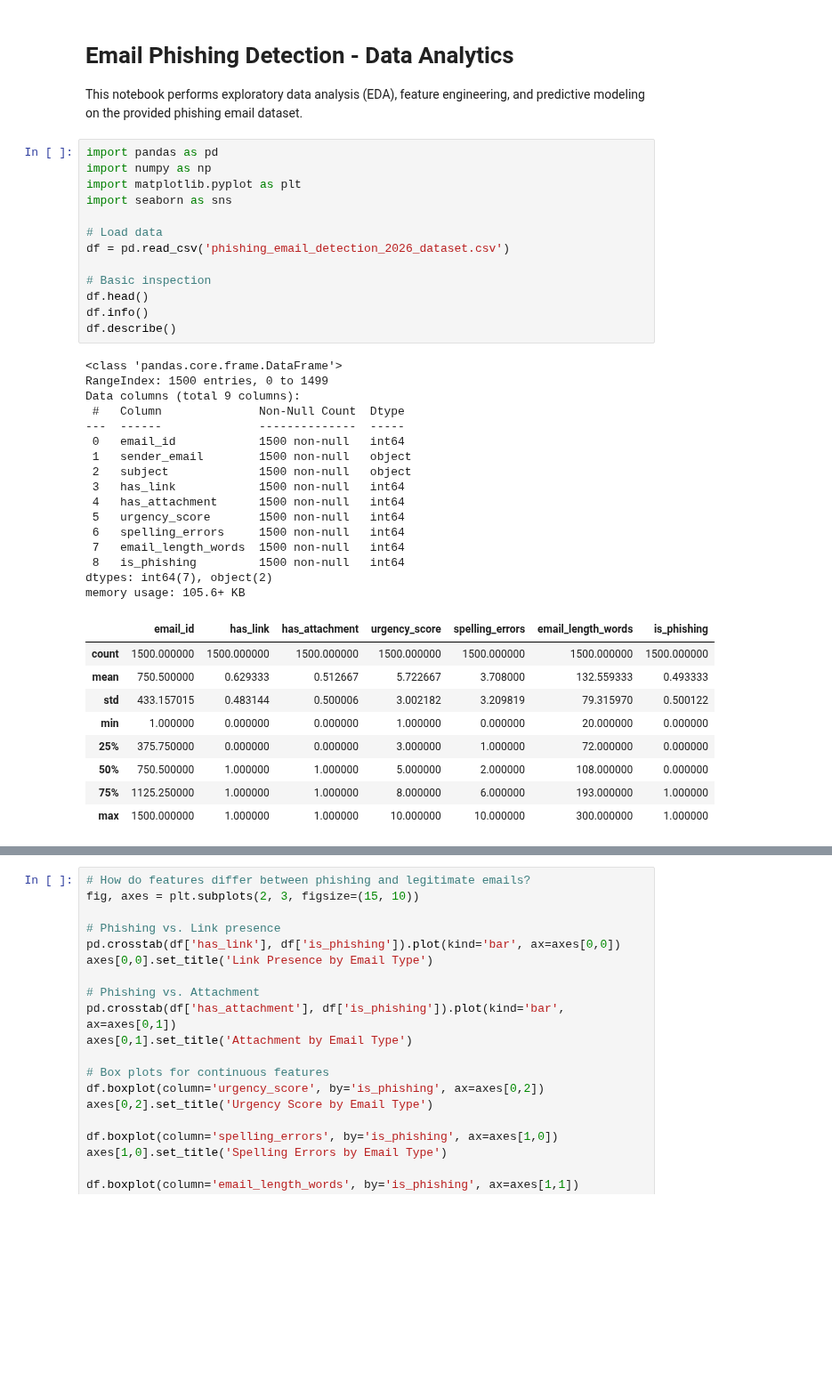
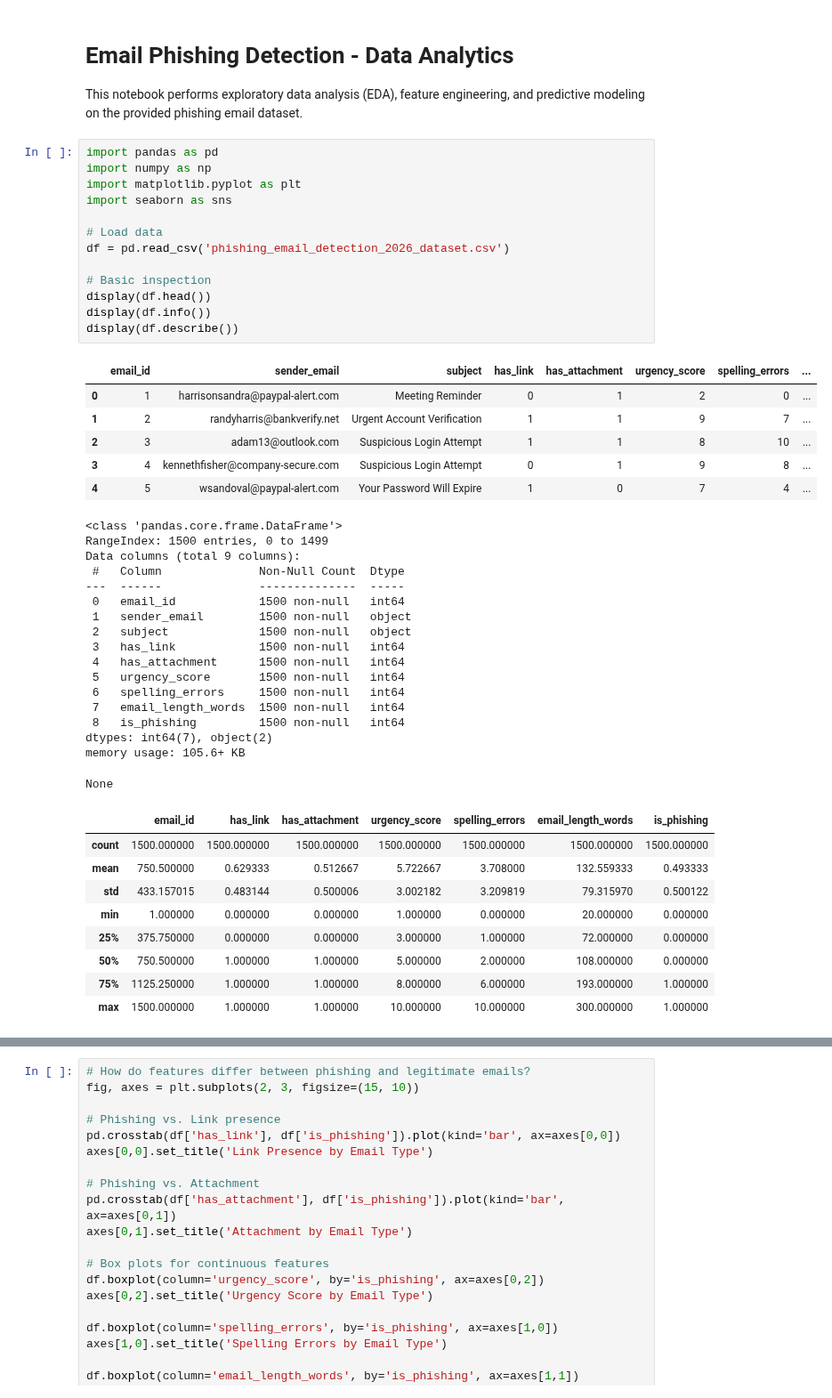
Before and after one commit to ChannboreyMoul/BusAnalytics_Cert_Project, a Jupyter notebook: phishing_data_analytics.ipynb, the cells around one changed output, grey strips where cells are left out. Shown at 89% size. Saved outputs shown, nothing was run; the diff lists cells and outputs as text; blank space fills up the shorter version.

```diff
--- a/phishing_data_analytics.ipynb
+++ b/phishing_data_analytics.ipynb
@@ -5,17 +5,23 @@ This notebook performs exploratory data analysis (EDA), feature engineering, and
 # %%
 import pandas as pd
 import numpy as np
 import matplotlib.pyplot as plt
 import seaborn as sns
 
 # Load data
 df = pd.read_csv('phishing_email_detection_2026_dataset.csv')
 
 # Basic inspection
-df.head()
-df.info()
-df.describe()
+display(df.head())
+display(df.info())
+display(df.describe())
 # %% [output]
+|  | email_id | sender_email | subject | has_link | has_attachment | urgency_score | spelling_errors | ... |
+| 0 | 1 | harrisonsandra@paypal-alert.com | Meeting Reminder | 0 | 1 | 2 | 0 | ... |
+| 1 | 2 | randyharris@bankverify.net | Urgent Account Verification | 1 | 1 | 9 | 7 | ... |
+| 2 | 3 | adam13@outlook.com | Suspicious Login Attempt | 1 | 1 | 8 | 10 | ... |
+| 3 | 4 | kennethfisher@company-secure.com | Suspicious Login Attempt | 0 | 1 | 9 | 8 | ... |
+| 4 | 5 | wsandoval@paypal-alert.com | Your Password Will Expire | 1 | 0 | 7 | 4 | ... |
 <class 'pandas.core.frame.DataFrame'>
 RangeIndex: 1500 entries, 0 to 1499
 Data columns (total 9 columns):
@@ -32,12 +38,13 @@ Data columns (total 9 columns):
  8   is_phishing         1500 non-null   int64
 dtypes: int64(7), object(2)
 memory usage: 105.6+ KB
-|  | email_id | has_link | has_attachment | urgency_score | spelling_errors | email_length_words | is_phishing |
-| count | 1500.000000 | 1500.000000 | 1500.000000 | 1500.000000 | 1500.000000 | 1500.000000 | 1500.000000 |
-| mean | 750.500000 | 0.629333 | 0.512667 | 5.722667 | 3.708000 | 132.559333 | 0.493333 |
-| std | 433.157015 | 0.483144 | 0.500006 | 3.002182 | 3.209819 | 79.315970 | 0.500122 |
-| min | 1.000000 | 0.000000 | 0.000000 | 1.000000 | 0.000000 | 20.000000 | 0.000000 |
-| 25% | 375.750000 | 0.000000 | 0.000000 | 3.000000 | 1.000000 | 72.000000 | 0.000000 |
-| 50% | 750.500000 | 1.000000 | 1.000000 | 5.000000 | 2.000000 | 108.000000 | 0.000000 |
-| 75% | 1125.250000 | 1.000000 | 1.000000 | 8.000000 | 6.000000 | 193.000000 | 1.000000 |
-| max | 1500.000000 | 1.000000 | 1.000000 | 10.000000 | 10.000000 | 300.000000 | 1.000000 |
+None
+|  | email_id | has_link | has_attachment | urgency_score | spelling_errors | email_length_words | is_phishing |
+| count | 1500.000000 | 1500.000000 | 1500.000000 | 1500.000000 | 1500.000000 | 1500.000000 | 1500.000000 |
+| mean | 750.500000 | 0.629333 | 0.512667 | 5.722667 | 3.708000 | 132.559333 | 0.493333 |
+| std | 433.157015 | 0.483144 | 0.500006 | 3.002182 | 3.209819 | 79.315970 | 0.500122 |
+| min | 1.000000 | 0.000000 | 0.000000 | 1.000000 | 0.000000 | 20.000000 | 0.000000 |
+| 25% | 375.750000 | 0.000000 | 0.000000 | 3.000000 | 1.000000 | 72.000000 | 0.000000 |
+| 50% | 750.500000 | 1.000000 | 1.000000 | 5.000000 | 2.000000 | 108.000000 | 0.000000 |
+| 75% | 1125.250000 | 1.000000 | 1.000000 | 8.000000 | 6.000000 | 193.000000 | 1.000000 |
+| max | 1500.000000 | 1.000000 | 1.000000 | 10.000000 | 10.000000 | 300.000000 | 1.000000 |
```
Also changed, not shown: parts of 11 cells of this notebook, 1 other file.
